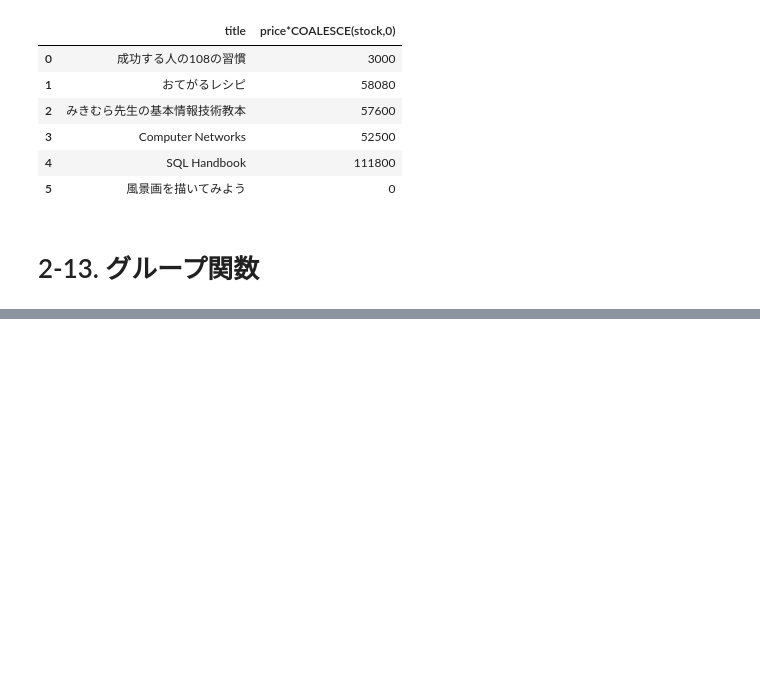
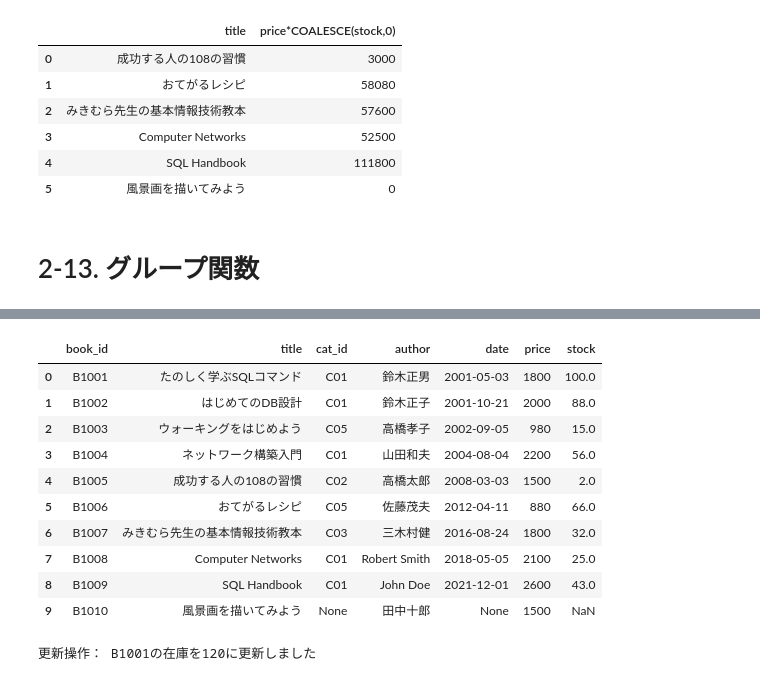
Before and after one commit to phonon-py/DatabaseSpecialistStudy, a Jupyter notebook: lesson_mysql.ipynb, the cells around one changed output, grey strips where cells are left out. Drawn from its saved outputs; the diff is of its cells as text; code cells hidden in the pictures; blank space fills up the shorter version.

```diff
--- a/lesson_mysql.ipynb
+++ b/lesson_mysql.ipynb
@@ -1414,0 +1557,20 @@ df
+# %%
+with engine.connect() as conn:
+    df = pd.read_sql_query(text('SELECT * FROM books'), conn)
+df
+# %% [output]
+|  | book_id | title | cat_id | author | date | price | stock |
+| 0 | B1001 | たのしく学ぶSQLコマンド | C01 | 鈴木正男 | 2001-05-03 | 1800 | 100.0 |
+| 1 | B1002 | はじめてのDB設計 | C01 | 鈴木正子 | 2001-10-21 | 2000 | 88.0 |
+| 2 | B1003 | ウォーキングをはじめよう | C05 | 高橋孝子 | 2002-09-05 | 980 | 15.0 |
+| 3 | B1004 | ネットワーク構築入門 | C01 | 山田和夫 | 2004-08-04 | 2200 | 56.0 |
+| 4 | B1005 | 成功する人の108の習慣 | C02 | 高橋太郎 | 2008-03-03 | 1500 | 2.0 |
+| 5 | B1006 | おてがるレシピ | C05 | 佐藤茂夫 | 2012-04-11 | 880 | 66.0 |
+| 6 | B1007 | みきむら先生の基本情報技術教本 | C03 | 三木村健 | 2016-08-24 | 1800 | 32.0 |
+| 7 | B1008 | Computer Networks | C01 | Robert Smith | 2018-05-05 | 2100 | 25.0 |
+| 8 | B1009 | SQL Handbook | C01 | John Doe | 2021-12-01 | 2600 | 43.0 |
+| 9 | B1010 | 風景画を描いてみよう | None | 田中十郎 | None | 1500 | NaN |
+# %%
+update_book_stock('B1001', 120)
+# %% [output]
+更新操作： B1001の在庫を120に更新しました
```
Also changed, not shown: parts of 12 cells of this notebook.
